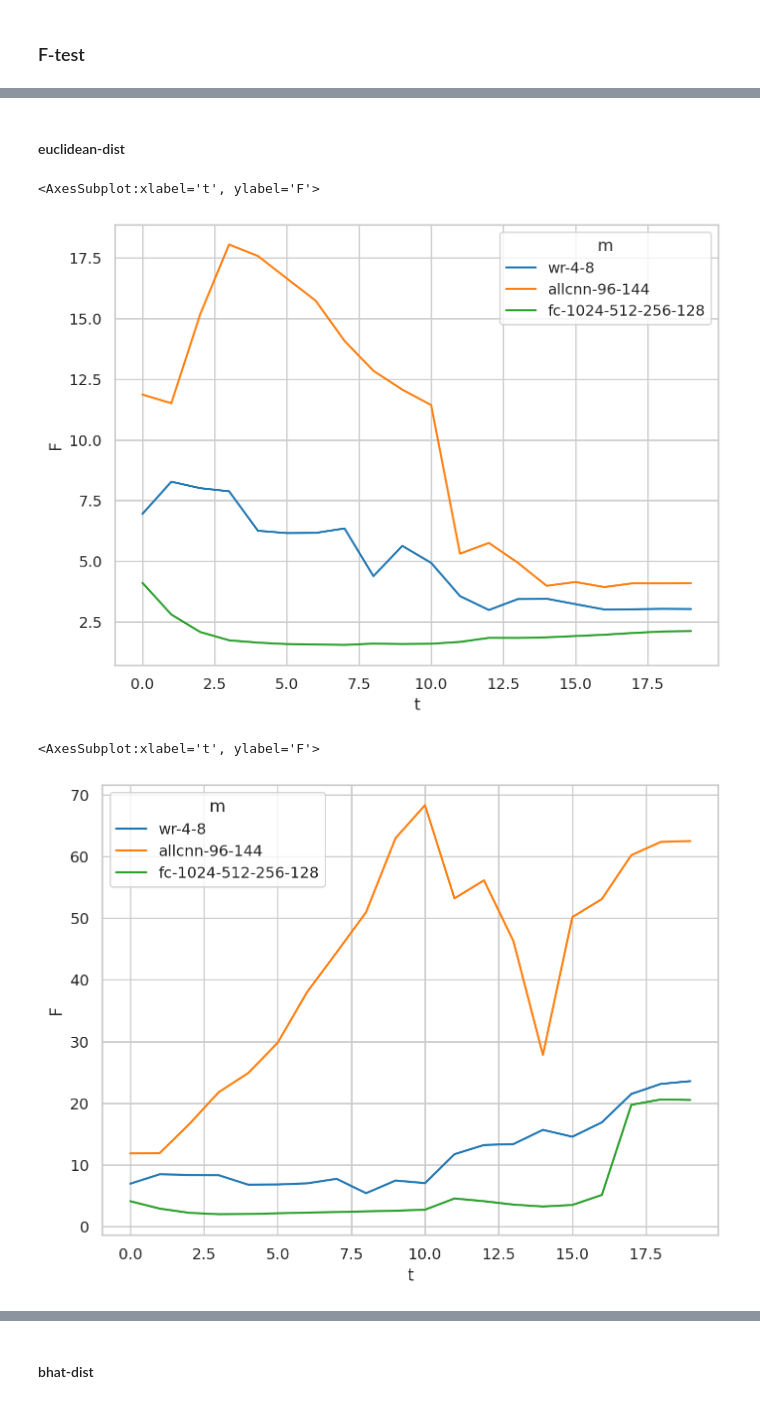
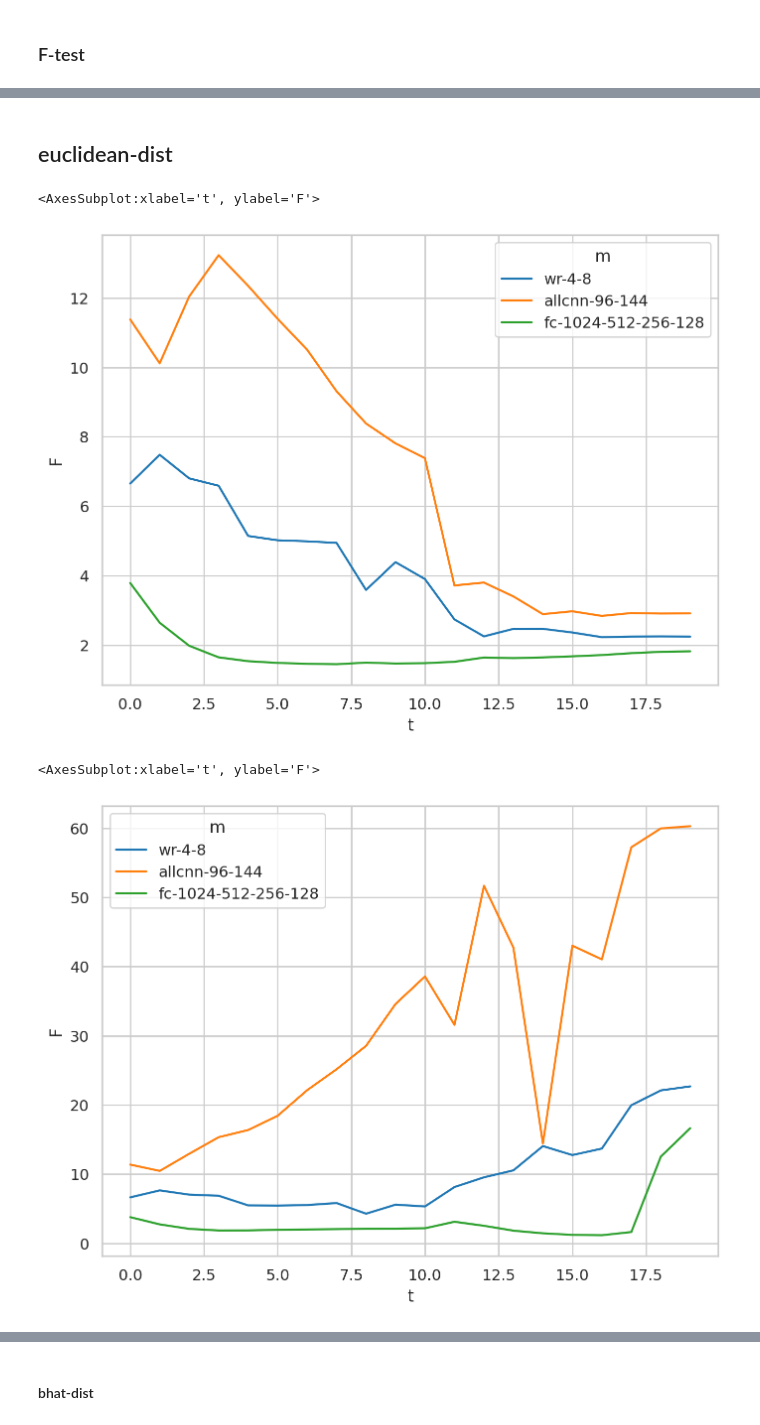
Before and after one commit to grasp-lyrl/low-dimensional-deepnets, a Jupyter notebook: avg_models.ipynb, the cells around one changed output, grey strips where cells are left out. Drawn from its saved outputs; the diff is of its cells as text; code cells hidden in the pictures.

```diff
--- a/avg_models.ipynb
+++ b/avg_models.ipynb
@@ -280,11 +321,19 @@ for i in range(3):
 # %% [markdown]
 ### F-test
 # %%
+loc = 'results/models/new'
+d = load_d(loc, cond={'bs':200, 'aug':True, 'wd':0.0, 'bn':True}, avg_err=True)
+d_ = drop_untrained(d, 0.01, False).reset_index()
+del d
+
 models = ["'wr-4-8'", "'allcnn-96-144'", "'fc-1024-512-256-128'"]
 opts = ["'adam'", "'sgdn'", "'sgd'"]
-bns = [False, True]
 mdict = {m.strip("''"):i for (i, m) in enumerate(models)}
 odict = {o.strip("''"):i for (i, o) in enumerate(opts)}
+# %%
+bdist = lambda x1, x2: -th.log(th.bmm(th.sqrt(x1), th.sqrt(x2).transpose(1, 2)))
+avg, dists = avg_model(d_, groupby=['m', 'opt', 'bn', 't'], probs=False, get_err=True,
+                       compute_distance=True, distf=bdist, dev='cuda')
 # %%
 def F_test(d, avg, fixed='m', key='yh', verbose=False, distf=th.cdist, ts=range(20), dists=None):
     F = []
@@ -307,10 +356,10 @@ def F_test(d, avg, fixed='m', key='yh', verbose=False, distf=th.cdist, ts=range(
 
 #             print(om.shape, gm.shape)
 #             dms = -th.log(th.bmm(th.sqrt(om), th.sqrt(gm).transpose(1, 2))).mean(0)
-            dms = distf(om, gm).mean(0) ** 2
+            dms = distf(om, gm).mean(0)
             sb = dms.sum() * ni / (levels-1)
-            sw = (dists.iloc[get_idx(dists, f"{cond} & key == '{key}'")]['dist'].values ** 2).sum()/ (len(allm)-levels)
+            sw = (dists.iloc[get_idx(dists, f"{cond} & key == '{key}'")]['dist'].values).sum()/ (len(allm)-levels)
             if verbose:
-                print(sb, sw)
+                print('sb: ', sb, 'sw: ', sw)
             F.append({fixed:c.strip("''"), 'sb': sb.item(), 'sw': sw.item(), 'F':(sb/sw).item(), 't':t})
     return F
@@ -317,34 +418,35 @@ def F_test(d, avg, fixed='m', key='yh', verbose=False, distf=th.cdist, ts=range(
 # %% [markdown]
-#### euclidean-dist
+## euclidean-dist
 # %%
+edist = lambda x1, x2: th.cdist(x1, x2)**2
 avg, dists = avg_model(d_, groupby=['m', 'opt', 'bn', 't'], probs=True, get_err=True, avg=avg,
-                       compute_distance=True, distf=th.cdist, dev='cuda')
+                       compute_distance=True, distf=edist, dev='cuda')
 # %%
 F = F_test(d_,
            avg,
            fixed="m",
            key="yvh",
-           distf=th.cdist,
+           distf=edist,
            dists=dists,
            verbose=False)
 df = pd.DataFrame(F, columns=["m", "F", "t", "sb", "sw"])
 sns.lineplot(data=df, x="t", y="F", hue="m")
 # %% [output]
 <AxesSubplot:xlabel='t', ylabel='F'>
-[figure, old version]
+[figure, new version]
 # %%
 F = F_test(d_,
            avg,
            fixed="m",
            key="yh",
-           distf=th.cdist,
+           distf=edist,
            dists=dists,
            verbose=False)
 df = pd.DataFrame(F, columns=["m", "F", "t", "sb", "sw"])
 sns.lineplot(data=df, x="t", y="F", hue="m")
 # %% [output]
 <AxesSubplot:xlabel='t', ylabel='F'>
-[figure, old version]
+[figure, new version]
 # %%
 F = F_test(d_,
            avg,
```
Also changed, not shown: parts of 26 cells of this notebook, 2 other files.
